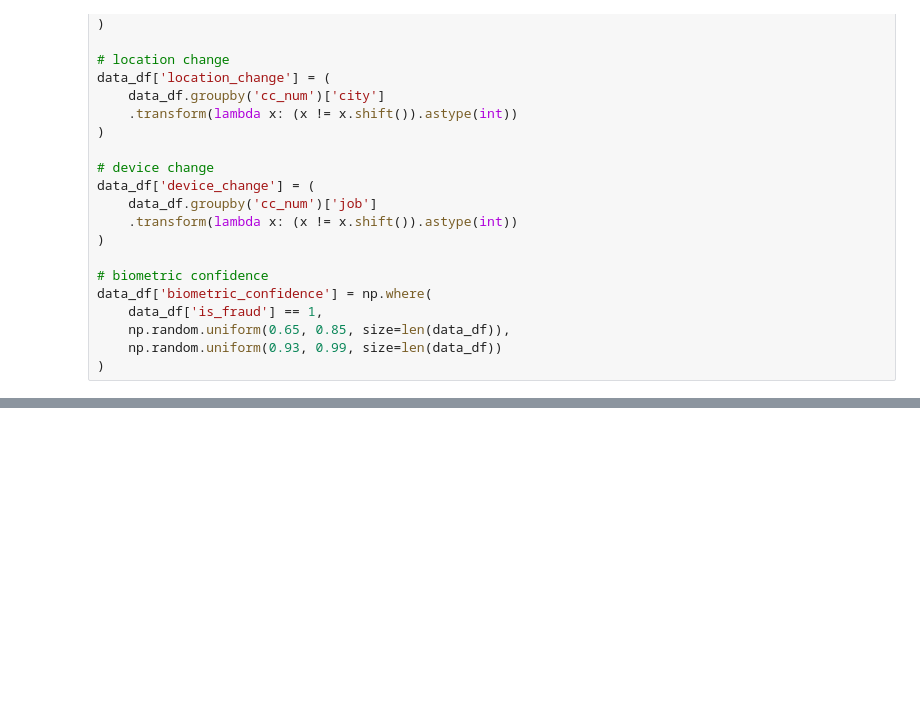
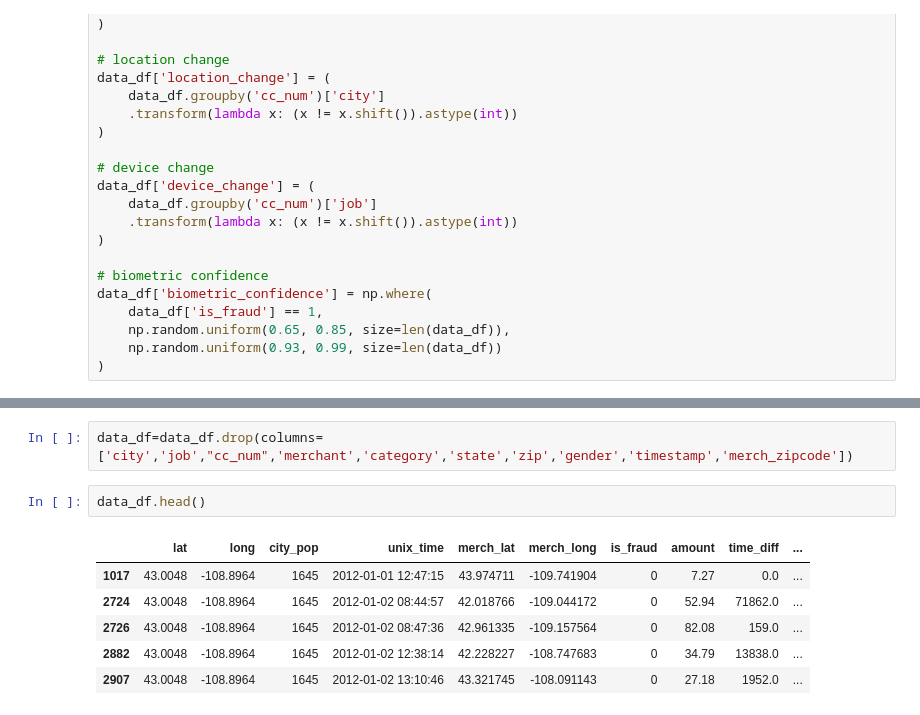
Before and after one commit to BEGINNERUSER-git/Smart_Biometric_POS_System, a Jupyter notebook: machine-learning/fraud_detection.ipynb, the cells around one changed output, grey strips where cells are left out. Saved outputs shown, nothing was run; the diff lists cells and outputs as text; blank space fills up the shorter version.

```diff
--- a/machine-learning/fraud_detection.ipynb
+++ b/machine-learning/fraud_detection.ipynb
@@ -105,0 +115,11 @@ data_df.head()
+# %%
+data_df=data_df.drop(columns=['city','job',"cc_num",'merchant','category','state','zip','gender','timestamp','merch_zipcode'])
+# %%
+data_df.head()
+# %% [output]
+|  | lat | long | city_pop | unix_time | merch_lat | merch_long | is_fraud | amount | time_diff | ... |
+| 1017 | 43.0048 | -108.8964 | 1645 | 2012-01-01 12:47:15 | 43.974711 | -109.741904 | 0 | 7.27 | 0.0 | ... |
+| 2724 | 43.0048 | -108.8964 | 1645 | 2012-01-02 08:44:57 | 42.018766 | -109.044172 | 0 | 52.94 | 71862.0 | ... |
+| 2726 | 43.0048 | -108.8964 | 1645 | 2012-01-02 08:47:36 | 42.961335 | -109.157564 | 0 | 82.08 | 159.0 | ... |
+| 2882 | 43.0048 | -108.8964 | 1645 | 2012-01-02 12:38:14 | 42.228227 | -108.747683 | 0 | 34.79 | 13838.0 | ... |
+| 2907 | 43.0048 | -108.8964 | 1645 | 2012-01-02 13:10:46 | 43.321745 | -108.091143 | 0 | 27.18 | 1952.0 | ... |
```
Also changed, not shown: parts of 17 cells of this notebook.
